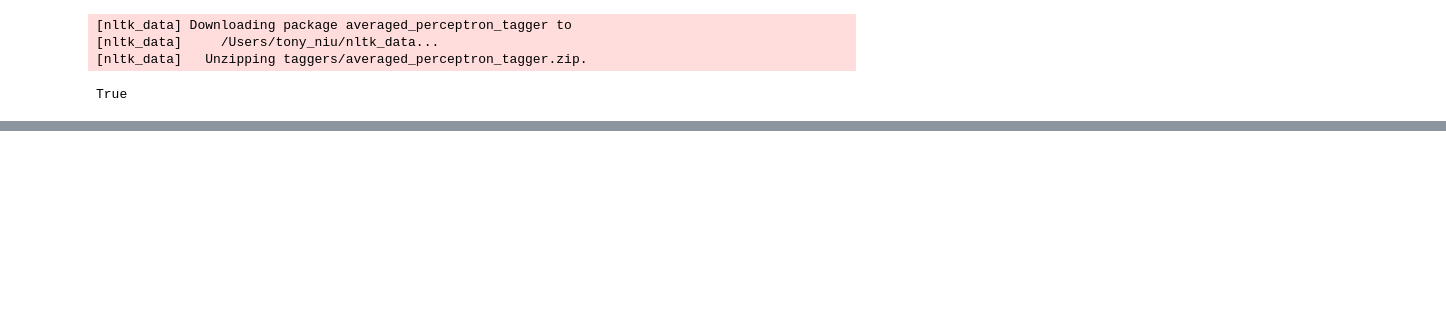
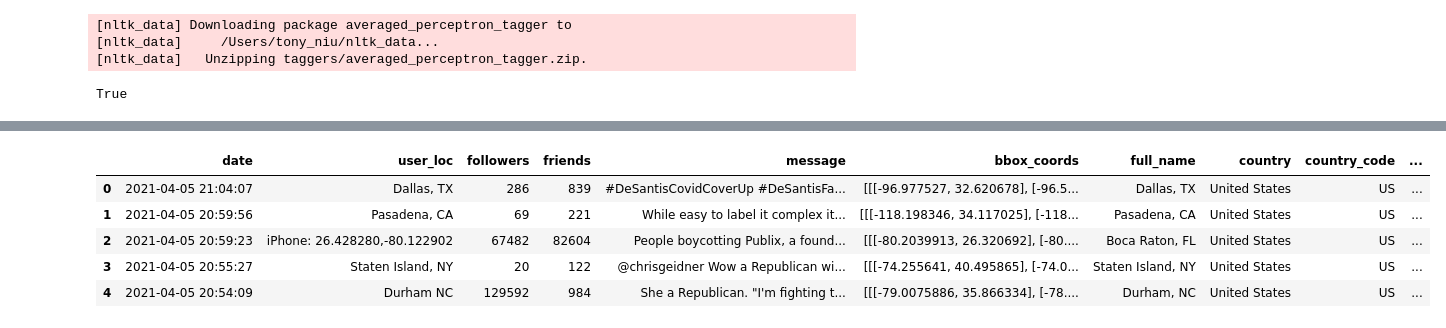
Before and after one commit to babybe11/COG403_Final_Project, a Jupyter notebook: Codes.ipynb, the cells around one changed output, grey strips where cells are left out. Drawn from its saved outputs; the diff is of its cells as text; code cells hidden in the pictures; blank space fills up the shorter version.

```diff
--- a/Codes.ipynb
+++ b/Codes.ipynb
@@ -279,0 +418,17 @@ mat.to_csv('feat_eng_train_data.csv', index = False)
+# %%
+# create column names
+col_names=['date','user_loc','followers','friends','message','bbox_coords',\
+           'full_name','country','country_code','place_type']
+
+# read csv
+df_twtr = pd.read_csv('(capitol OR "capitol storm" OR democrat OR republican OR riot)_data2.csv', names=col_names)
+
+# check head
+df_twtr.head()
+# %% [output]
+|  | date | user_loc | followers | friends | message | bbox_coords | full_name | country | country_code | ... |
+| 0 | 2021-04-05 21:04:07 | Dallas, TX | 286 | 839 | #DeSantisCovidCoverUp #DeSantisFa... | [[[-96.977527, 32.620678], [-96.5... | Dallas, TX | United States | US | ... |
+| 1 | 2021-04-05 20:59:56 | Pasadena, CA | 69 | 221 | While easy to label it complex it... | [[[-118.198346, 34.117025], [-118... | Pasadena, CA | United States | US | ... |
+| 2 | 2021-04-05 20:59:23 | iPhone: 26.428280,-80.122902 | 67482 | 82604 | People boycotting Publix, a found... | [[[-80.2039913, 26.320692], [-80.... | Boca Raton, FL | United States | US | ... |
+| 3 | 2021-04-05 20:55:27 | Staten Island, NY | 20 | 122 | @chrisgeidner Wow a Republican wi... | [[[-74.255641, 40.495865], [-74.0... | Staten Island, NY | United States | US | ... |
+| 4 | 2021-04-05 20:54:09 | Durham NC | 129592 | 984 | She a Republican. "I'm fighting t... | [[[-79.0075886, 35.866334], [-78.... | Durham, NC | United States | US | ... |
```
Also changed, not shown: parts of 26 cells of this notebook.
